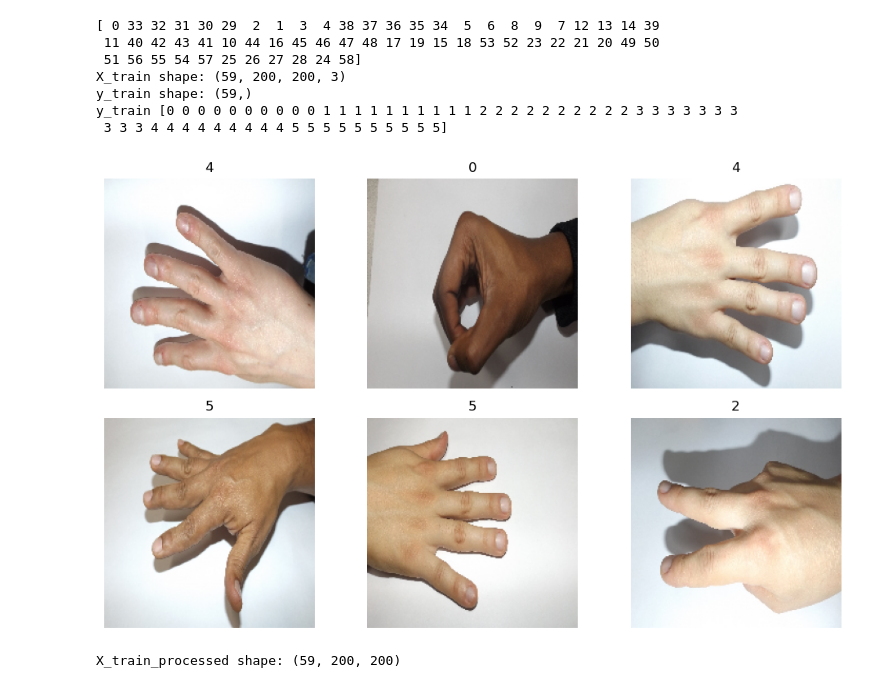
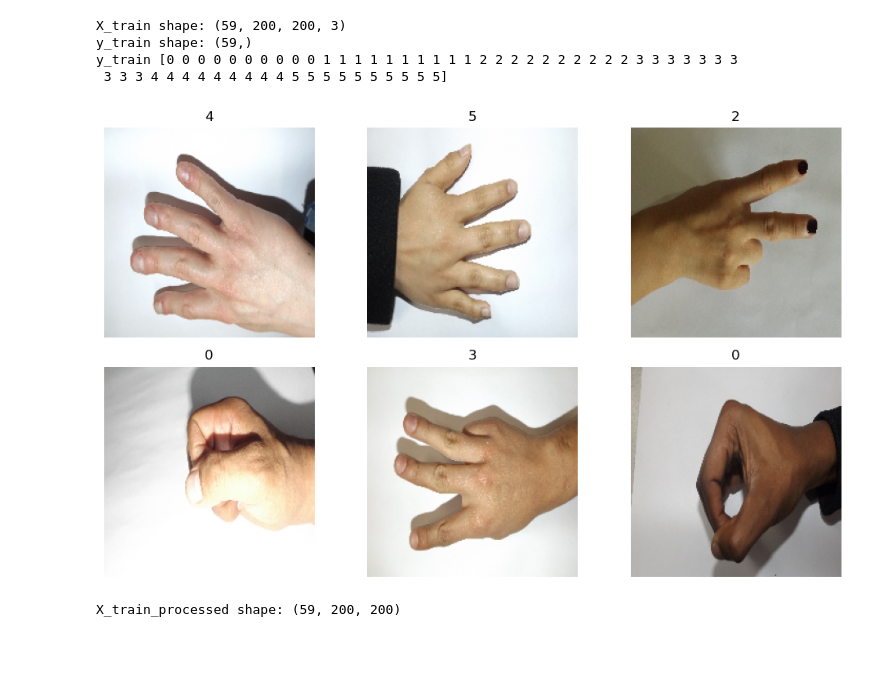
Before and after one commit to Omar-Al-Sharif/Sign-Language-Recognition, a Jupyter notebook: PreProcess.ipynb, the cells around one changed output. Saved outputs shown, nothing was run; the diff lists cells and outputs as text; code cells hidden in the pictures; blank space fills up the shorter version.

Commit message:
Added random display and refactored the code

```diff
--- a/PreProcess.ipynb
+++ b/PreProcess.ipynb
@@ -51,54 +51,33 @@ for data_folder in [data_dir, additional_data_dir]:
 X_train = np.array(images)
 y_train = np.array(labels)
 
-indices_0 = np.where(y_train == 0)[0]
-indices_1 = np.where(y_train == 1)[0]
-indices_2 = np.where(y_train == 2)[0]
-indices_3 = np.where(y_train == 3)[0]
-indices_4 = np.where(y_train == 4)[0]
-indices_5 = np.where(y_train == 5)[0]
-
-# X_train=np.array(X_train[indices_0],X_train[indices_1], ..)
 sorted_indices = np.argsort(y_train)
-print(sorted_indices)
 X_train = X_train[sorted_indices]
 y_train=np.asarray(sorted(y_train))
 
 # Print the shape of the training data
 print('X_train shape:', X_train.shape)
 print('y_train shape:', y_train.shape)
 print('y_train', y_train)
-
-# Display the images
-# for i in range(0, 6):
-#     plt.subplot(2, 3, i + 1)
-#     plt.imshow(X_train[i], cmap='gray')
-#     plt.title(label_names[y_train[i]])
-#     plt.axis('off')
-
-import random
 
 # Create a subplot with 2 rows and 3 columns
 fig, axes = plt.subplots(2, 3, figsize=(10, 6))
 
 # Flatten the axes array to iterate over subplots
 axes = axes.flatten()
 
 # Display the images
 for i in range(6):
     random_index = random.randint(0, X_train.shape[0]-1)
     axes[i].imshow(X_train[random_index], cmap='gray')
     axes[i].set_title(label_names[y_train[random_index]])
     axes[i].axis('off')
 
 plt.tight_layout()  # Adjust the spacing between subplots
 plt.show()
 # %% [output]
-[ 0 33 32 31 30 29  2  1  3  4 38 37 36 35 34  5  6  8  9  7 12 13 14 39
- 11 40 42 43 41 10 44 16 45 46 47 48 17 19 15 18 53 52 23 22 21 20 49 50
- 51 56 55 54 57 25 26 27 28 24 58]
 X_train shape: (59, 200, 200, 3)
 y_train shape: (59,)
 y_train [0 0 0 0 0 0 0 0 0 0 1 1 1 1 1 1 1 1 1 1 2 2 2 2 2 2 2 2 2 2 3 3 3 3 3 3 3
  3 3 3 4 4 4 4 4 4 4 4 4 5 5 5 5 5 5 5 5 5 5]
-[figure, old version]
+[figure, new version]
```
Also changed, not shown: parts of 10 cells of this notebook.
